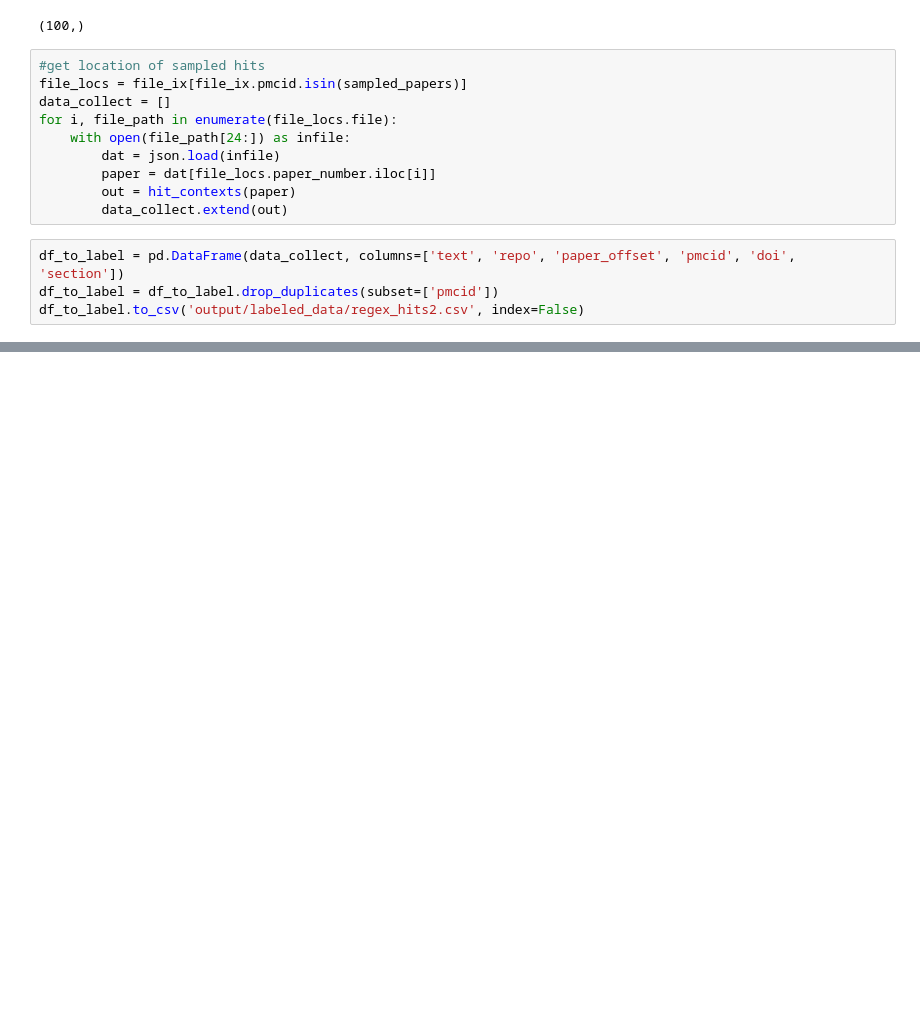
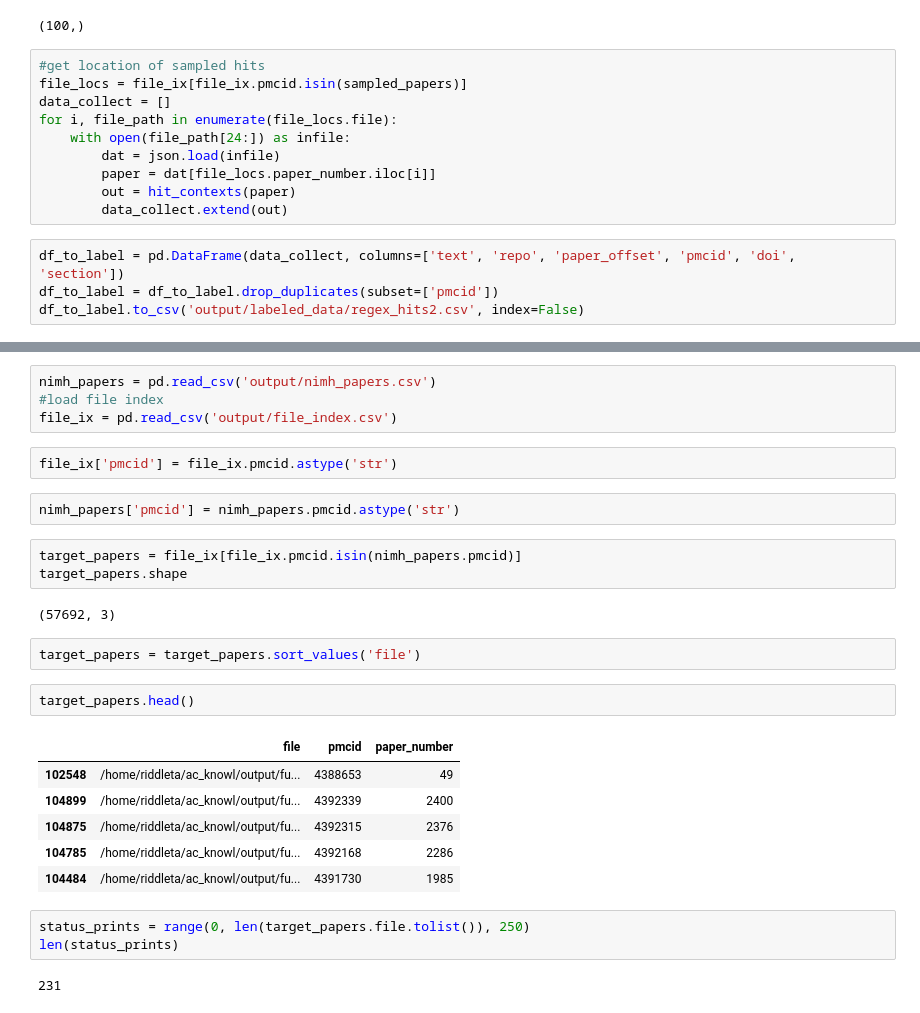
Before and after one commit to riddlet/ac_knowl, a Jupyter notebook: create_data_for_labeling.ipynb, the cells around one changed output, grey strips where cells are left out. Cells and saved outputs as stored; diff of their text form; blank space fills up the shorter version.

```diff
--- a/create_data_for_labeling.ipynb
+++ b/create_data_for_labeling.ipynb
@@ -344,0 +674,29 @@ df_to_label.to_csv('output/labeled_data/regex_hits2.csv', index=False)
+# %%
+nimh_papers = pd.read_csv('output/nimh_papers.csv')
+#load file index
+file_ix = pd.read_csv('output/file_index.csv')
+# %%
+file_ix['pmcid'] = file_ix.pmcid.astype('str')
+# %%
+nimh_papers['pmcid'] = nimh_papers.pmcid.astype('str')
+# %%
+target_papers = file_ix[file_ix.pmcid.isin(nimh_papers.pmcid)]
+target_papers.shape
+# %% [output]
+(57692, 3)
+# %%
+target_papers = target_papers.sort_values('file')
+# %%
+target_papers.head()
+# %% [output]
+|  | file | pmcid | paper_number |
+| 102548 | /home/riddleta/ac_knowl/output/fu... | 4388653 | 49 |
+| 104899 | /home/riddleta/ac_knowl/output/fu... | 4392339 | 2400 |
+| 104875 | /home/riddleta/ac_knowl/output/fu... | 4392315 | 2376 |
+| 104785 | /home/riddleta/ac_knowl/output/fu... | 4392168 | 2286 |
+| 104484 | /home/riddleta/ac_knowl/output/fu... | 4391730 | 1985 |
+# %%
+status_prints = range(0, len(target_papers.file.tolist()), 250)
+len(status_prints)
+# %% [output]
+231
```
Also changed, not shown: parts of 70 cells of this notebook.
